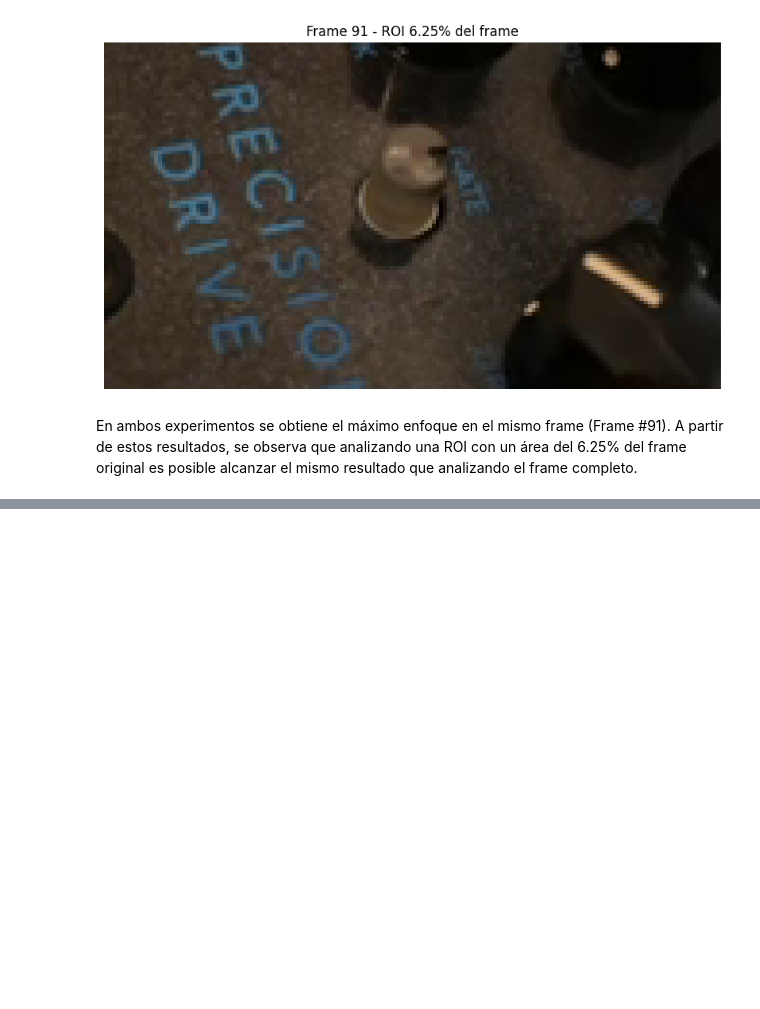
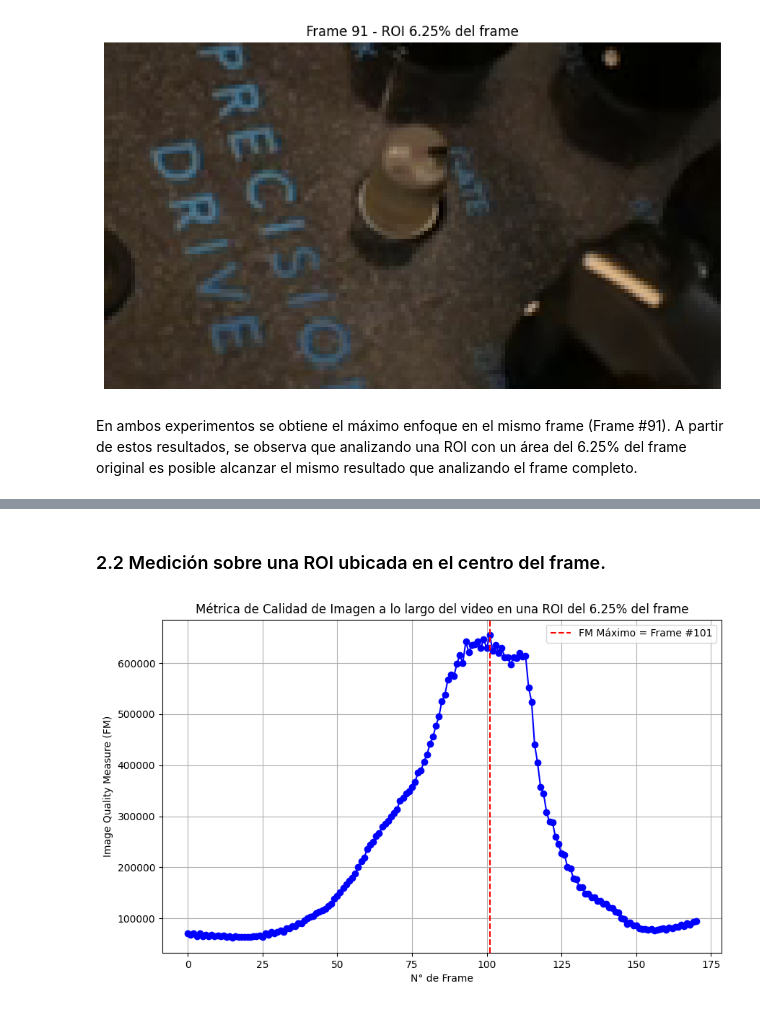
Before and after one commit to nataliaespector/CEIA-VisionPorComputadora-TPs, a Jupyter notebook: TP2/Detector_Enfoque.ipynb, the cells around one changed output, grey strips where cells are left out. Saved outputs shown, nothing was run; the diff lists cells and outputs as text; code cells hidden in the pictures; blank space fills up the shorter version.

```diff
--- a/TP2/Detector_Enfoque.ipynb
+++ b/TP2/Detector_Enfoque.ipynb
@@ -222,0 +295,58 @@ En ambos experimentos se obtiene el máximo enfoque en el mismo frame (Frame #91
+# %% [markdown]
+### 2.2 Medición sobre una ROI ubicada en el centro del frame.
+# %%
+# Abre el video
+video_path = 'videos/focus_video.mov'
+captura_video = cv.VideoCapture(video_path)
+
+if not captura_video.isOpened():
+    print("Error al abrir el archivo de video")
+else:
+    # Obtener una ROI del video con un área del 5% del frame
+
+    # Obtiene el tamaño del frame
+    frame_width = int(captura_video.get(cv.CAP_PROP_FRAME_WIDTH))
+    frame_height = int(captura_video.get(cv.CAP_PROP_FRAME_HEIGHT))
+
+    # Define el tamaño de la ROI (5% del área total)
+    roi_width = int(frame_width * 0.25)
+    roi_height = int(frame_height * 0.25)
+
+    # Calcula las coordenadas de la ROI centrada
+    x_start = (frame_width - roi_width) // 2
+    y_start = (frame_height - roi_height) // 2
+
+    num_frames = int(captura_video.get(cv.CAP_PROP_FRAME_COUNT))
+    FM = []
+    for i in range(num_frames):
+        ret, frame = captura_video.read()
+        if ret:
+            # Extraer la ROI del frame actual y calcular métrica
+            roi_frame = frame[y_start:y_start + roi_height, x_start:x_start + roi_width]
+            FM.append(ImageQualityMeasureBrenner(roi_frame))
+        else:
+            break
+
+# Libera el objeto de captura de video
+captura_video.release()
+cv.destroyAllWindows()
+
+# Calcula el frame con máximo valor de FM
+max_FM = np.max(FM)
+max_frame_index = np.argmax(FM)
+
+# Área de la imagen con respecto al frame original
+area=(roi_width*roi_height) / (frame_width*frame_height) * 100
+
+# Muestra los resultados
+plt.figure(figsize=(10, 6))
+plt.plot(FM, marker='o', color='b')
+plt.axvline(x=max_frame_index, color='r', linestyle='--', label=f'FM Máximo = Frame #{max_frame_index}')
+plt.title(f'Métrica de Calidad de Imagen a lo largo del video en una ROI del {area:.2f}% del frame')
+plt.xlabel('N° de Frame')
+plt.ylabel('Image Quality Measure (FM)')
+plt.grid()
+plt.legend()
+plt.show()
+# %% [output]
+[figure, added]
```
Also changed, not shown: parts of 5 cells of this notebook.
